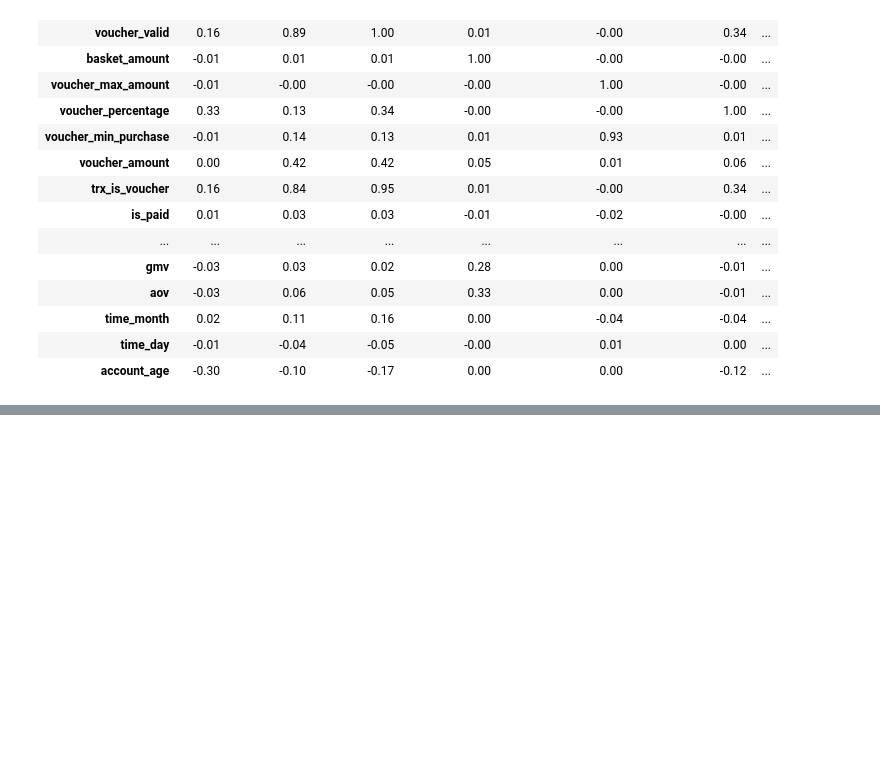
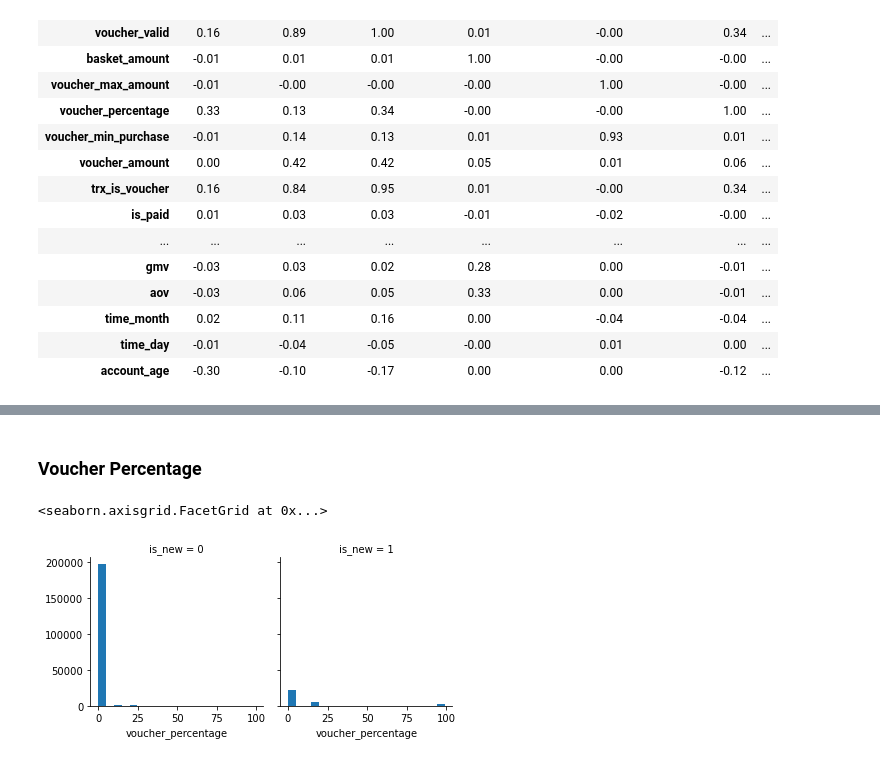
Before and after one commit to Edel-weiB/Bukalapak-Challange, a Jupyter notebook: main.ipynb, the cells around one changed output, grey strips where cells are left out. Cells and saved outputs as stored; diff of their text form; code cells hidden in the pictures; blank space fills up the shorter version.

```diff
--- a/main.ipynb
+++ b/main.ipynb
@@ -129,0 +170,8 @@ KeyboardInterrupt:
+# %% [markdown]
+### Voucher Percentage
+# %%
+g = sns.FacetGrid(data, col='is_new')
+g.map(plt.hist, 'voucher_percentage', bins=20)
+# %% [output]
+<seaborn.axisgrid.FacetGrid at 0x...>
+[figure, added]
```
Also changed, not shown: parts of 61 cells of this notebook.
